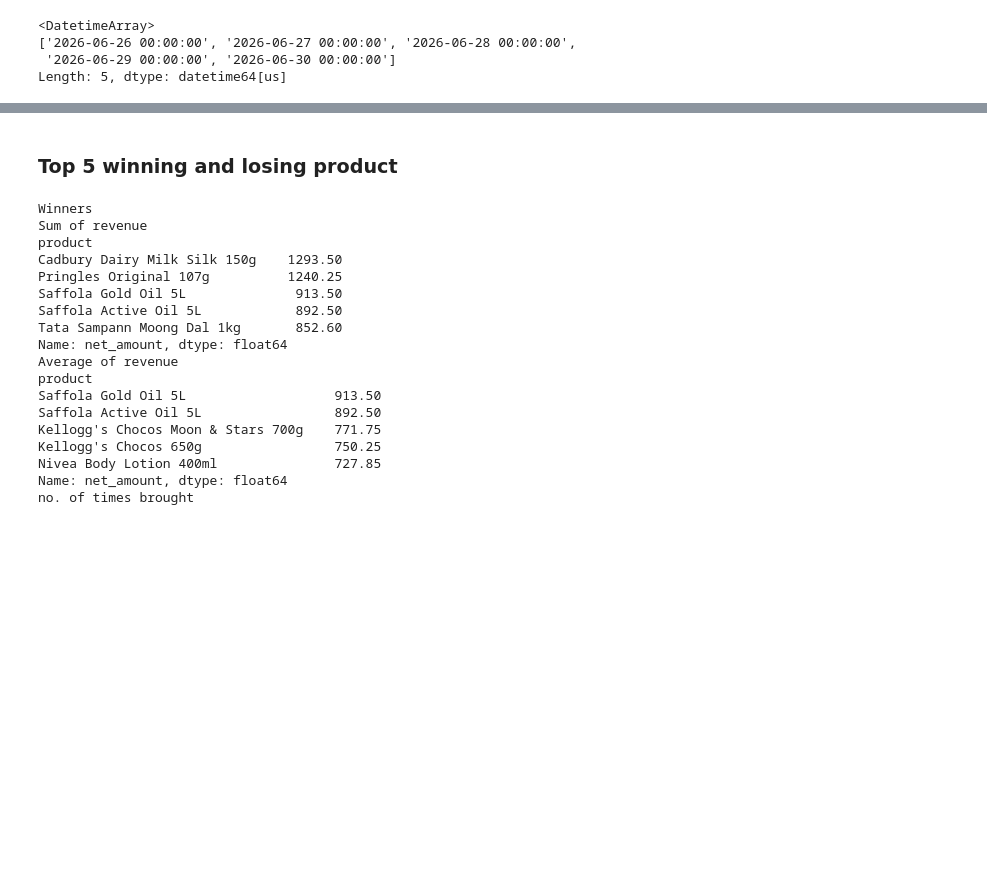
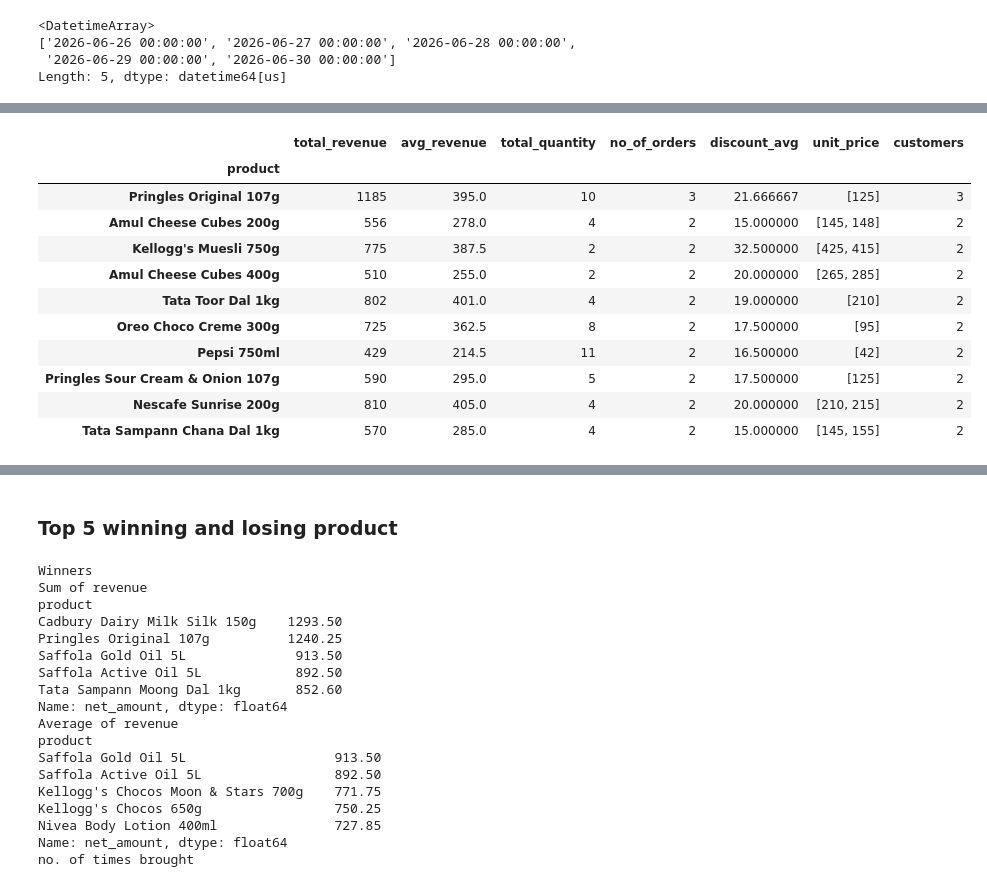
Before and after one commit to AditiShah-data/Data_analysis_scikit-learn, a Jupyter notebook: Python.ipynb, the cells around one changed output, grey strips where cells are left out. Saved outputs shown, nothing was run; the diff lists cells and outputs as text; code cells hidden in the pictures; blank space fills up the shorter version.

```diff
--- a/Python.ipynb
+++ b/Python.ipynb
@@ -107,0 +159,28 @@ Length: 5, dtype: datetime64[us]
+# %%
+date_data=df[df['order_date']=='2026-06-30']
+product_info=date_data.groupby('product').agg(
+    total_revenue=('revenue','sum'),
+    avg_revenue=('revenue','mean'),
+    total_quantity=('quantity','sum'),
+    no_of_orders=('order_id','nunique'),
+    discount_avg=('discount','mean'),
+    unit_price=('unit_price','unique'),
+    customers=('customer','nunique')
+
+).sort_values('no_of_orders',ascending=False)
+
+
+product_info.head(10)
+# %% [output]
+|  | total_revenue | avg_revenue | total_quantity | no_of_orders | discount_avg | unit_price | customers |
+| product |  |  |  |  |  |  |  |
+| Pringles Original 107g | 1185 | 395.0 | 10 | 3 | 21.666667 | [125] | 3 |
+| Amul Cheese Cubes 200g | 556 | 278.0 | 4 | 2 | 15.000000 | [145, 148] | 2 |
+| Kellogg's Muesli 750g | 775 | 387.5 | 2 | 2 | 32.500000 | [425, 415] | 2 |
+| Amul Cheese Cubes 400g | 510 | 255.0 | 2 | 2 | 20.000000 | [265, 285] | 2 |
+| Tata Toor Dal 1kg | 802 | 401.0 | 4 | 2 | 19.000000 | [210] | 2 |
+| Oreo Choco Creme 300g | 725 | 362.5 | 8 | 2 | 17.500000 | [95] | 2 |
+| Pepsi 750ml | 429 | 214.5 | 11 | 2 | 16.500000 | [42] | 2 |
+| Pringles Sour Cream & Onion 107g | 590 | 295.0 | 5 | 2 | 17.500000 | [125] | 2 |
+| Nescafe Sunrise 200g | 810 | 405.0 | 4 | 2 | 20.000000 | [210, 215] | 2 |
+| Tata Sampann Chana Dal 1kg | 570 | 285.0 | 4 | 2 | 15.000000 | [145, 155] | 2 |
```
Also changed, not shown: parts of 42 cells of this notebook.
